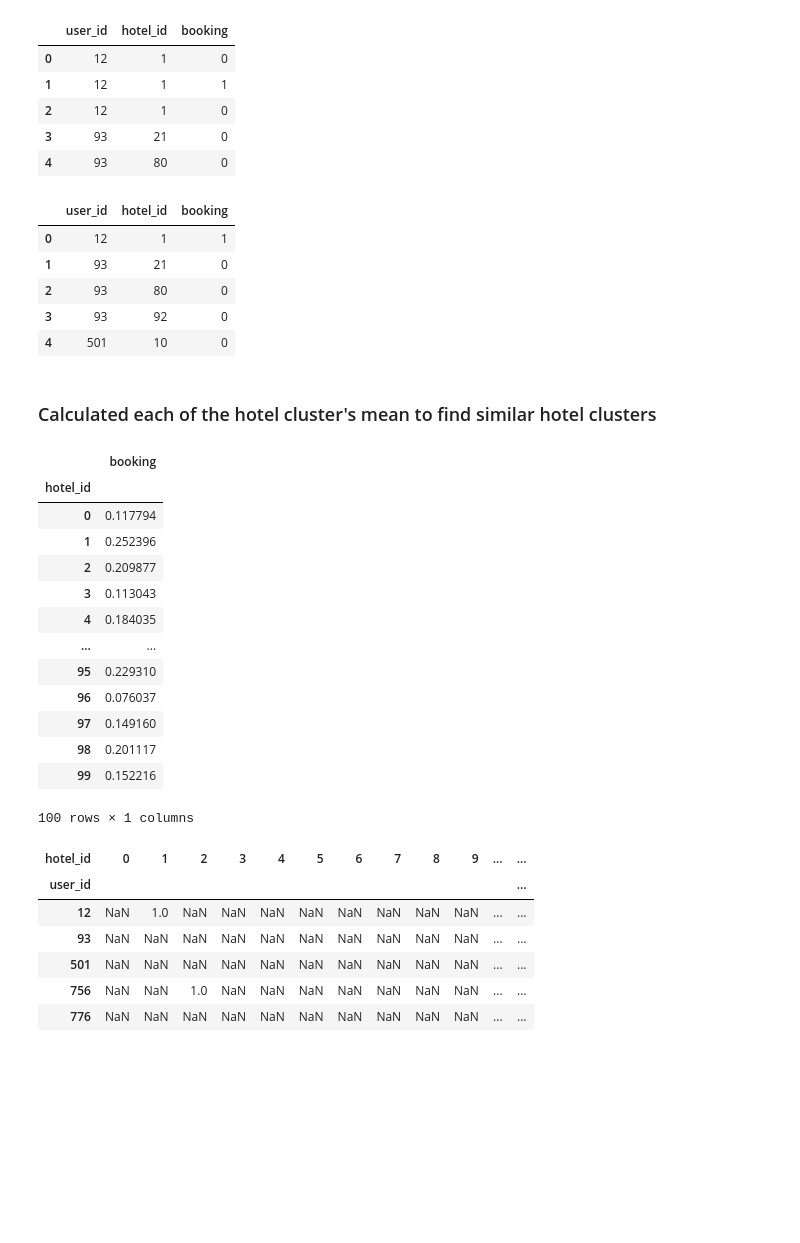
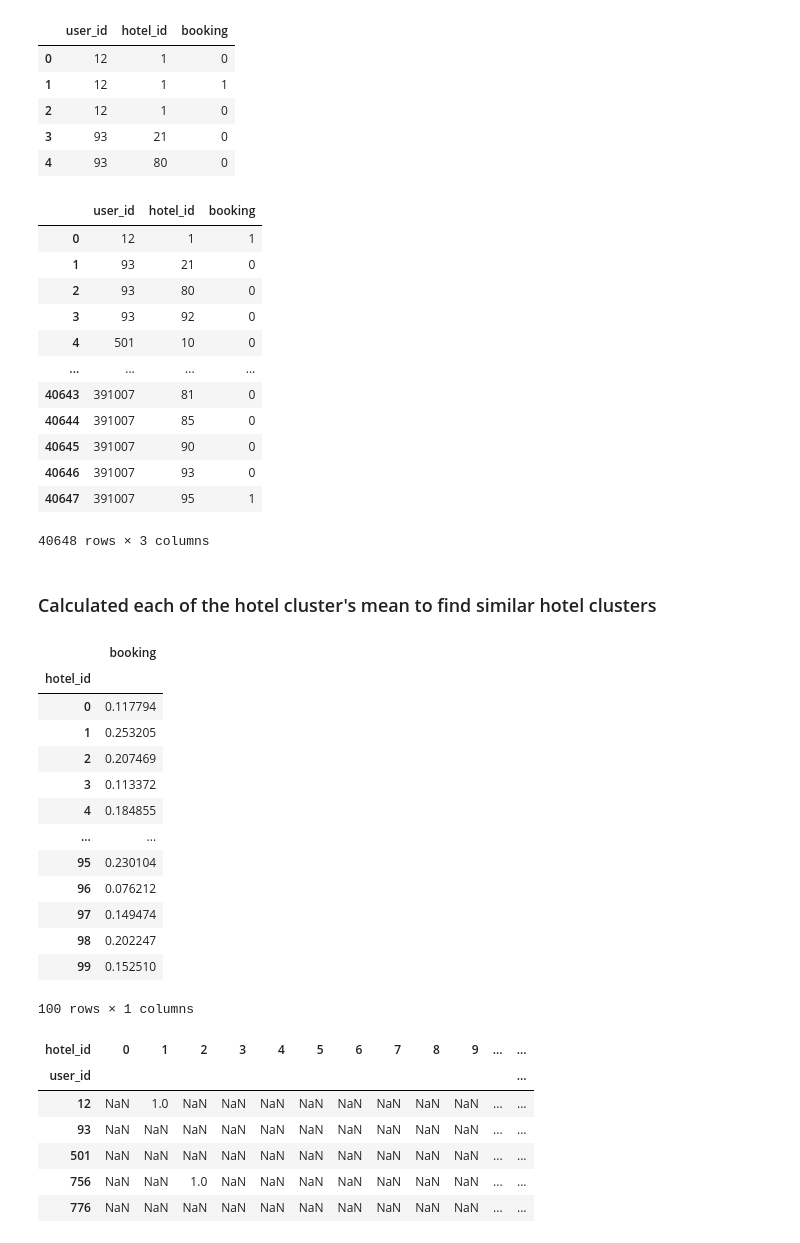
Before and after one commit to ShrutiSavardekar/ExpediaHotelRecommendation, a Jupyter notebook: expedia_hotel_recommendation.ipynb, the cells around one changed output. Cells and saved outputs as stored; diff of their text form; code cells hidden in the pictures; blank space fills up the shorter version.

```diff
--- a/expedia_hotel_recommendation.ipynb
+++ b/expedia_hotel_recommendation.ipynb
@@ -233,7 +237,7 @@ xlabels = ax1.set_xticklabels(date_bookings.index.tolist(), rotation=90)
 # %% [markdown]
 ### Creating a new dataframe with user_id, hotel_cluster and is_booking fields
 # %%
-new_df = data[['user_id', 'hotel_cluster', 'is_booking']]
+new_df = train_data[['user_id', 'hotel_cluster', 'is_booking']]
 # %%
 new_df.head()
 # %% [output]
@@ -258,16 +262,23 @@ new_df.head()
 # %%
 booked_hotels = new_df.groupby(['user_id', 'hotel_id']).booking.transform(max)
 new_df = new_df.loc[new_df.booking == booked_hotels]
 new_df.drop_duplicates(keep = 'first', inplace = True)
 new_df= new_df.reset_index().drop('index', axis = 1)
-new_df.head()
+new_df
 # %% [output]
 |  | user_id | hotel_id | booking |
 | 0 | 12 | 1 | 1 |
 | 1 | 93 | 21 | 0 |
 | 2 | 93 | 80 | 0 |
 | 3 | 93 | 92 | 0 |
 | 4 | 501 | 10 | 0 |
+| ... | ... | ... | ... |
+| 40643 | 391007 | 81 | 0 |
+| 40644 | 391007 | 85 | 0 |
+| 40645 | 391007 | 90 | 0 |
+| 40646 | 391007 | 93 | 0 |
+| 40647 | 391007 | 95 | 1 |
+40648 rows × 3 columns
 # %% [markdown]
 ### Calculated each of the hotel cluster's mean to find similar hotel clusters
 # %%
@@ -277,16 +288,16 @@ bookings
 |  | booking |
 | hotel_id |  |
 | 0 | 0.117794 |
-| 1 | 0.252396 |
-| 2 | 0.209877 |
-| 3 | 0.113043 |
-| 4 | 0.184035 |
+| 1 | 0.253205 |
+| 2 | 0.207469 |
+| 3 | 0.113372 |
+| 4 | 0.184855 |
 | ... | ... |
-| 95 | 0.229310 |
-| 96 | 0.076037 |
-| 97 | 0.149160 |
-| 98 | 0.201117 |
-| 99 | 0.152216 |
+| 95 | 0.230104 |
+| 96 | 0.076212 |
+| 97 | 0.149474 |
+| 98 | 0.202247 |
+| 99 | 0.152510 |
 100 rows × 1 columns
 # %%
 bookings_matrix = new_df.pivot_table(index = 'user_id', columns = 'hotel_id', values = 'booking')
```
Also changed, not shown: parts of 20 cells of this notebook, 2 other files.
